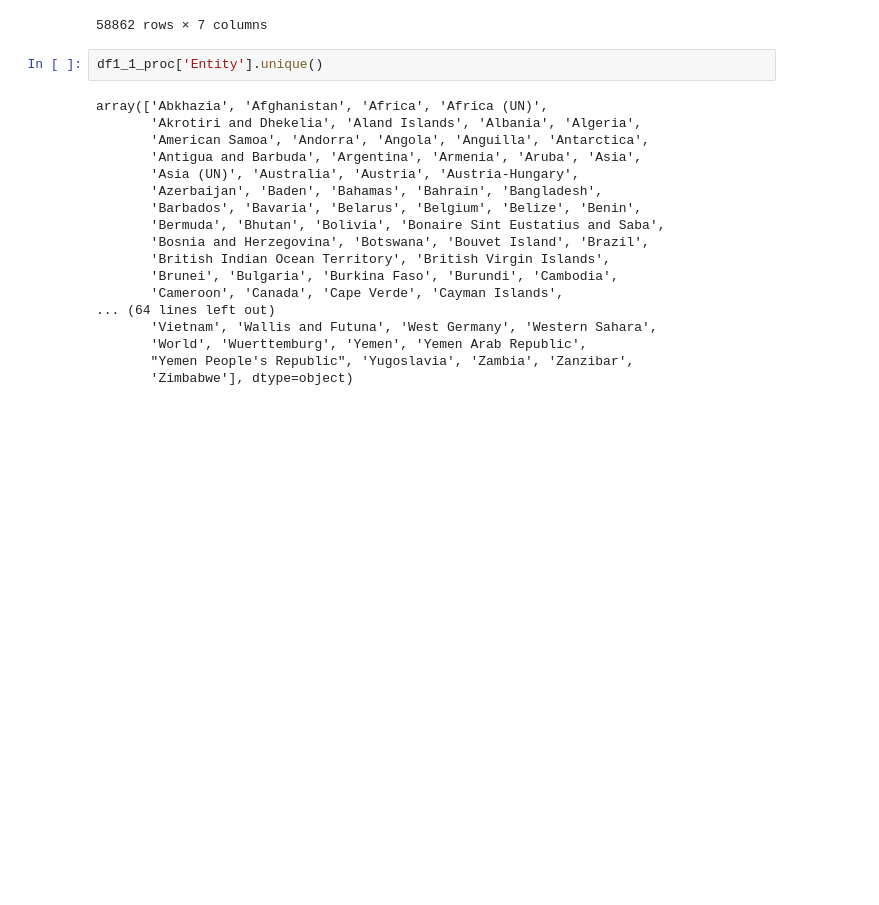
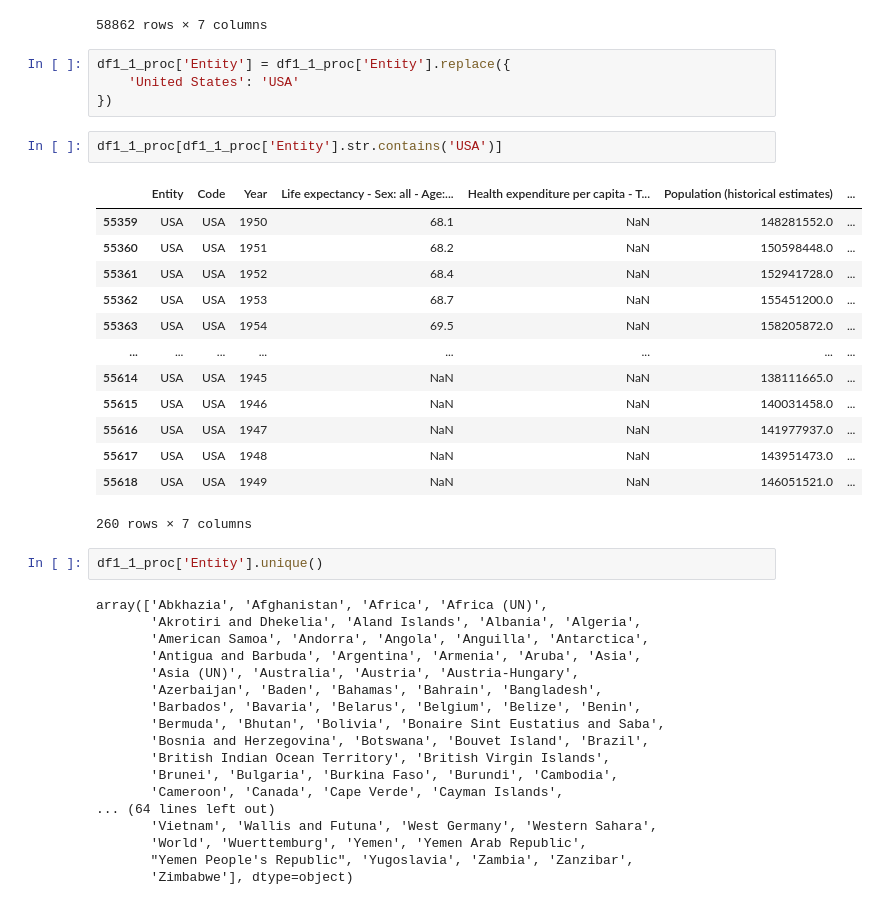
Before and after one commit to EvgeniiZorin/24-streamlit, a Jupyter notebook: explore.ipynb, the cells around one changed output. Cells and saved outputs as stored; diff of their text form; blank space fills up the shorter version.

```diff
--- a/explore.ipynb
+++ b/explore.ipynb
@@ -83,6 +83,26 @@ df1_1_proc
 | 58860 | Zimbabwe | ZWE | 1948 | NaN | NaN | 2666945.0 | ... |
 | 58861 | Zimbabwe | ZWE | 1949 | NaN | NaN | 2725021.0 | ... |
 58862 rows × 7 columns
+# %%
+df1_1_proc['Entity'] = df1_1_proc['Entity'].replace({
+    'United States': 'USA'
+})
+# %%
+df1_1_proc[df1_1_proc['Entity'].str.contains('USA')]
+# %% [output]
+|  | Entity | Code | Year | Life expectancy - Sex: all - Age:... | Health expenditure per capita - T... | Population (historical estimates) | ... |
+| 55359 | USA | USA | 1950 | 68.1 | NaN | 148281552.0 | ... |
+| 55360 | USA | USA | 1951 | 68.2 | NaN | 150598448.0 | ... |
+| 55361 | USA | USA | 1952 | 68.4 | NaN | 152941728.0 | ... |
+| 55362 | USA | USA | 1953 | 68.7 | NaN | 155451200.0 | ... |
+| 55363 | USA | USA | 1954 | 69.5 | NaN | 158205872.0 | ... |
+| ... | ... | ... | ... | ... | ... | ... | ... |
+| 55614 | USA | USA | 1945 | NaN | NaN | 138111665.0 | ... |
+| 55615 | USA | USA | 1946 | NaN | NaN | 140031458.0 | ... |
+| 55616 | USA | USA | 1947 | NaN | NaN | 141977937.0 | ... |
+| 55617 | USA | USA | 1948 | NaN | NaN | 143951473.0 | ... |
+| 55618 | USA | USA | 1949 | NaN | NaN | 146051521.0 | ... |
+260 rows × 7 columns
 # %%
 df1_1_proc['Entity'].unique()
 # %% [output]
```
Also changed, not shown: parts of 14 cells of this notebook, 9 other files.
